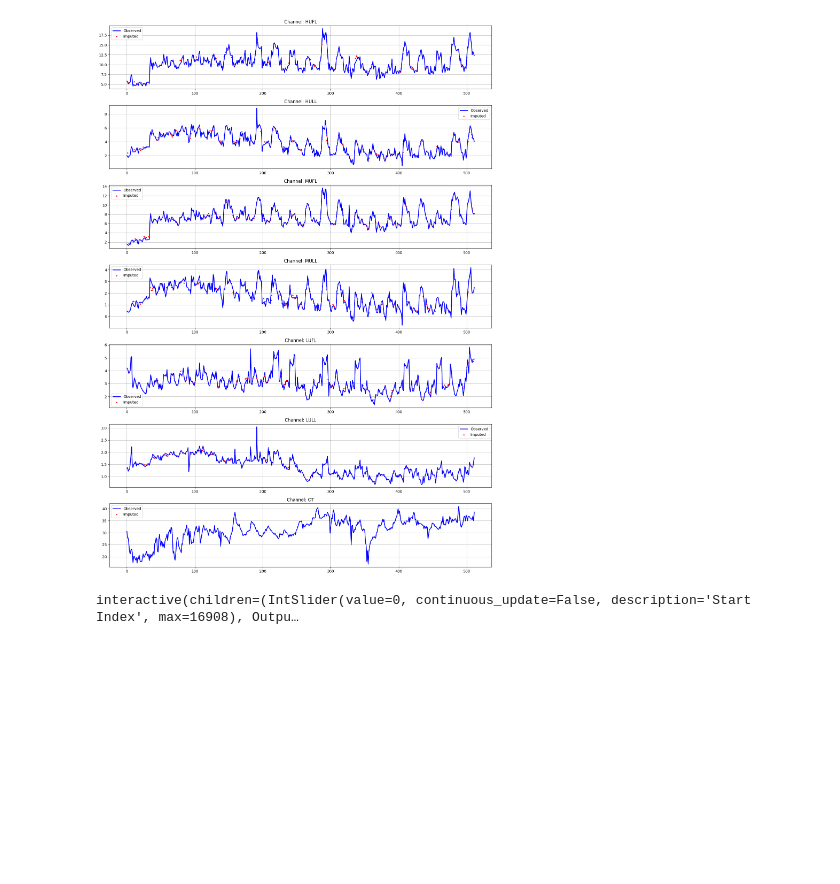
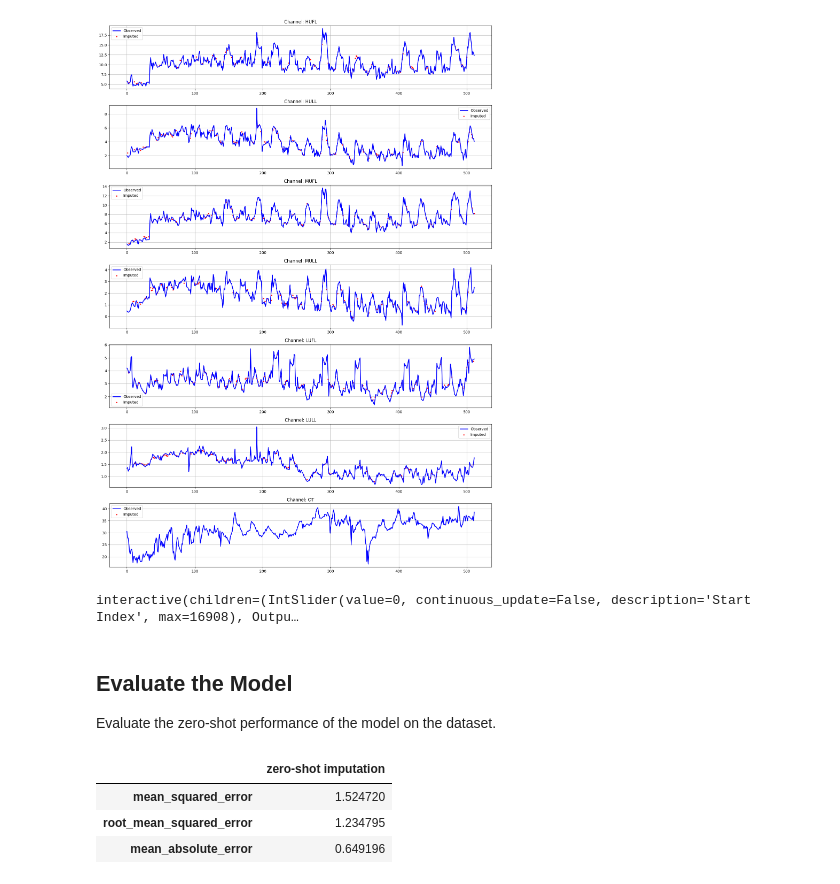
Before and after one commit to ibm-granite/granite-tsfm, a Jupyter notebook: notebooks/hfdemo/tspulse_imputation.ipynb, the cells around one changed output. Cells and saved outputs as stored; diff of their text form; code cells hidden in the pictures; blank space fills up the shorter version.

Commit message:
Add model evaluation code

```diff
--- a/notebooks/hfdemo/tspulse_imputation.ipynb
+++ b/notebooks/hfdemo/tspulse_imputation.ipynb
@@ -48,9 +48,10 @@ data = pd.read_csv(
     parse_dates=[timestamp_column],
 )
 
+fully_observed_data = data.copy()
+
 print(data.shape)
 print(data.head())
-
 
 column_specifiers = {
     "timestamp_column": timestamp_column,
@@ -191,3 +192,39 @@ plot_interactive_imputation(out)
 Plotting static plot for first window
 [figure]
 interactive(children=(IntSlider(value=0, continuous_update=False, description='Start Index', max=16908), Outpu…
+# %% [markdown]
+## Evaluate the Model
+
+Evaluate the zero-shot performance of the model on the dataset.
+# %%
+def custom_metric(actual, missing_df, prediction, column_header="results"):
+    """Simple function to compute MSE"""
+    a = actual.to_numpy(dtype=float)
+    p = prediction.to_numpy(dtype=float)
+
+    missing_positions = np.isnan(missing_df)
+
+    mse = np.mean(np.square(a[missing_positions] - p[missing_positions]))
+    mae = np.mean(np.abs(a[missing_positions] - p[missing_positions]))
+    return pd.DataFrame(
+        {
+            column_header: {
+                "mean_squared_error": mse,
+                "root_mean_squared_error": np.sqrt(mse),
+                "mean_absolute_error": mae,
+            }
+        }
+    )
+# %%
+ground_truth = fully_observed_data[target_columns]  # original df having no missing values
+ground_truth_with_missing_data = out[target_columns]  # df having missing values
+
+imputed_columns = [f"{col}_imputed" for col in target_columns]
+imputed_df = out[imputed_columns]  # df having imputed values at the missing data positions
+
+custom_metric(ground_truth, ground_truth_with_missing_data, imputed_df, "zero-shot imputation")
+# %% [output]
+|  | zero-shot imputation |
+| mean_squared_error | 1.524720 |
+| root_mean_squared_error | 1.234795 |
+| mean_absolute_error | 0.649196 |
```
